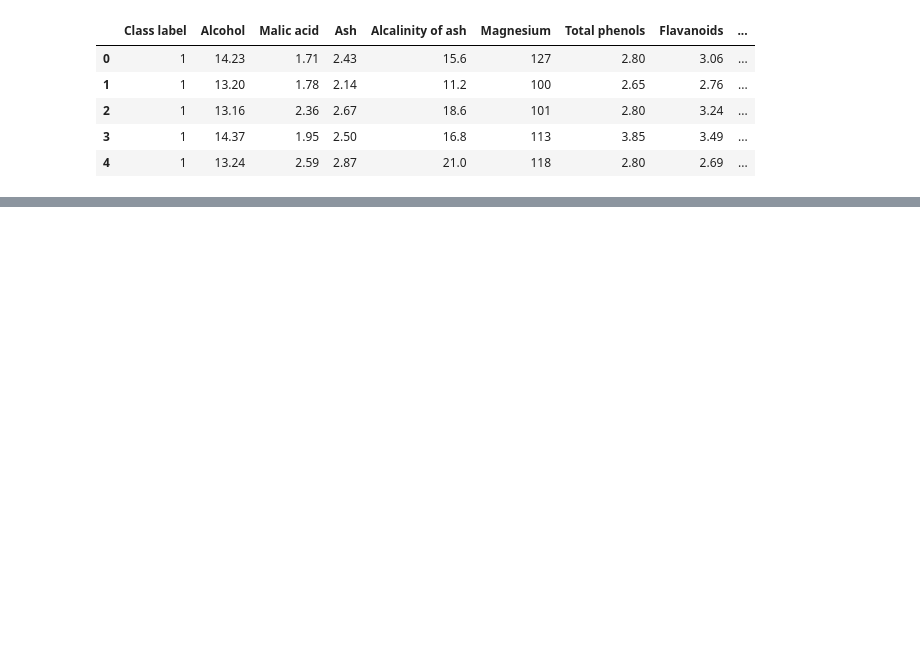
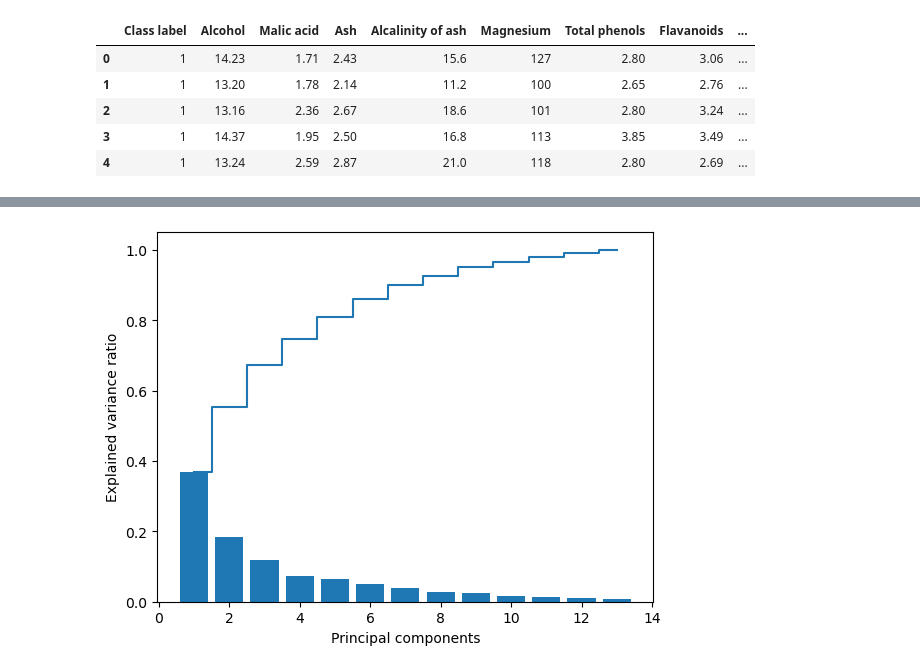
Before and after one commit to dusarp/Python-learning, a Jupyter notebook: machine learning/Raschka_ML_PyTorch_Scikit_learn/ch5/ch05_pca.ipynb, the cells around one changed output, grey strips where cells are left out. Drawn from its saved outputs; the diff is of its cells as text; code cells hidden in the pictures; blank space fills up the shorter version.

```diff
--- a/machine learning/Raschka_ML_PyTorch_Scikit_learn/ch5/ch05_pca.ipynb
+++ b/machine learning/Raschka_ML_PyTorch_Scikit_learn/ch5/ch05_pca.ipynb
@@ -27,0 +187,9 @@ df_wine.head()
+# %%
+plt.bar(range(1, 14), pca.explained_variance_ratio_, align='center')
+plt.step(range(1, 14), np.cumsum(pca.explained_variance_ratio_), where='mid')
+plt.ylabel('Explained variance ratio')
+plt.xlabel('Principal components')
+
+plt.show()
+# %% [output]
+[figure, added]
```
Also changed, not shown: parts of 21 cells of this notebook, 2 other files.
